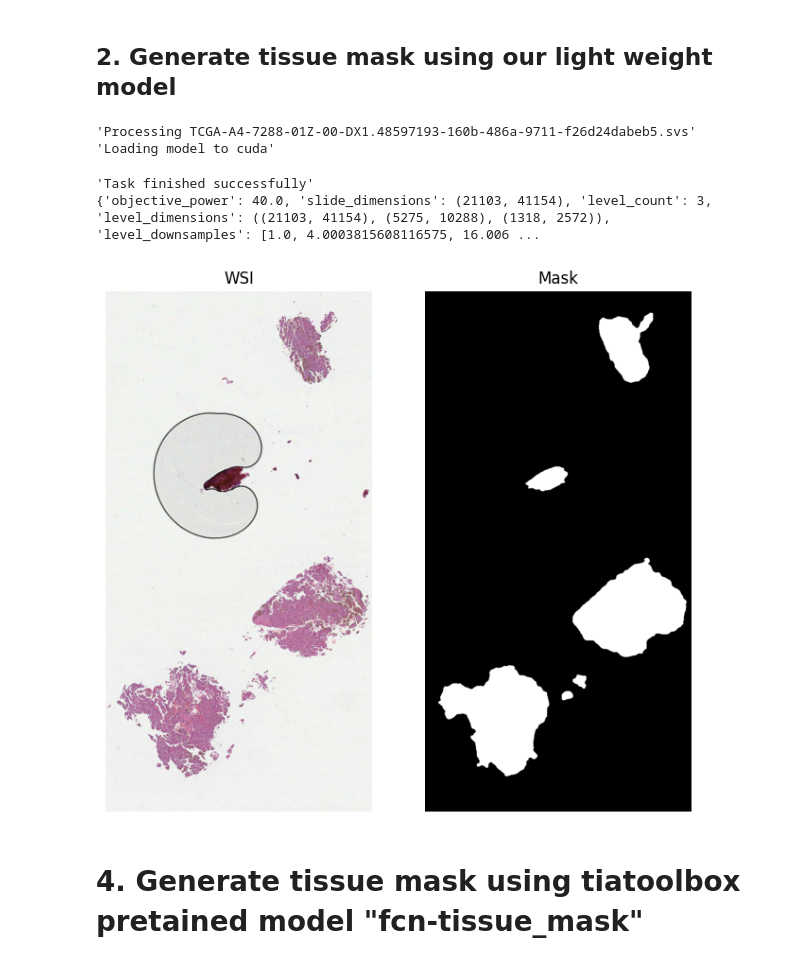
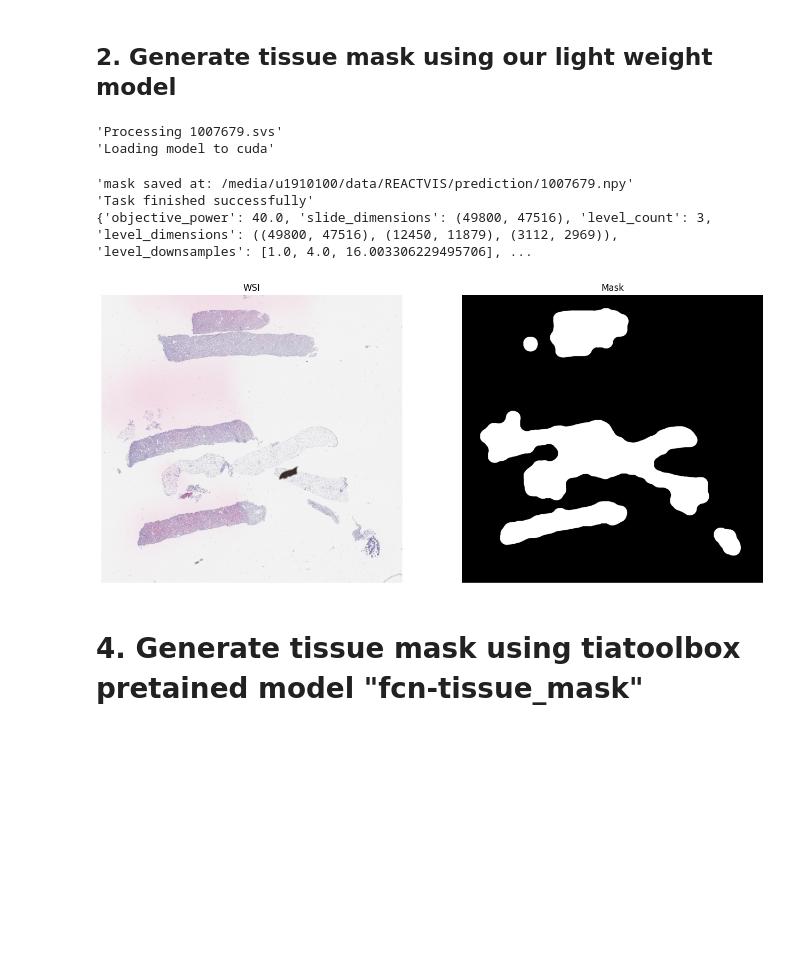
Before and after one commit to Jiaqi-Lv/tissue_masker_lite, a Jupyter notebook: tiatoolbox_demo.ipynb, the cells around one changed output. Cells and saved outputs as stored; diff of their text form; code cells hidden in the pictures; blank space fills up the shorter version.

```diff
--- a/tiatoolbox_demo.ipynb
+++ b/tiatoolbox_demo.ipynb
@@ -5,7 +5,7 @@ import matplotlib.pyplot as plt
 import numpy as np
 # %%
 #  Define path to input WSI
-input_wsi = "/home/u1910100/Documents/tcga/test/vis/slides/TCGA-A4-7288-01Z-00-DX1.48597193-160b-486a-9711-f26d24dabeb5.svs"
+input_wsi = "/media/u1910100/data/REACTVIS/wsi/1007679.svs"
 # input_wsi = "/Users/wildsquirrel/Library/CloudStorage/OneDrive-UniversityofWarwick/tissue_mask_demo_wsi/TCGA-08-0518-01Z-00-DX8.01f2c18c-09a8-4837-8619-62f1c9b82669.svs"
 # %% [markdown]
 # 1. Generate tissue mask using Tiatoolbox default method "otsu"
@@ -44,34 +47,38 @@ plt.show()
 # %% [markdown]
 ## 2. Generate tissue mask using our light weight model
 # %%
-save_dir = "./output"
+save_dir = "/media/u1910100/data/REACTVIS/prediction"
 model_weight_path = "tissue_masker_lite/model_weights/model_22.pth"
 mask = get_mask(
     wsi_path=input_wsi,
     save_dir=save_dir,
     model_weight=model_weight_path,
-    threshold=0.5,
+    threshold=0.1,
     device="cuda",
     return_mask=True,
-    save_mask=False,
+    save_mask=True,
 )
 reader = WSIReader.open(input_wsi)
 print(reader.info.as_dict())
 thumbnail = reader.slide_thumbnail(resolution=1.25, units="power")
-fig, axes = plt.subplots(1, 2, figsize=(8, 8))
+fig, axes = plt.subplots(1, 2, figsize=(16, 16))
 axes[0].imshow(thumbnail)
 axes[0].title.set_text("WSI")
 axes[0].axis("off")
 axes[1].imshow(mask, cmap="gray")
 axes[1].title.set_text("Mask")
 axes[1].axis("off")
 plt.show()
+
+# save mask as png
+plt.imsave(f"{save_dir}/HE_slide_mask.png", mask, cmap='gray', vmin=0, vmax=1)
 # %% [output]
-'Processing TCGA-A4-7288-01Z-00-DX1.48597193-160b-486a-9711-f26d24dabeb5.svs'
+'Processing 1007679.svs'
 'Loading model to cuda'
+'mask saved at: /media/u1910100/data/REACTVIS/prediction/1007679.npy'
 'Task finished successfully'
-{'objective_power': 40.0, 'slide_dimensions': (21103, 41154), 'level_count': 3, 'level_dimensions': ((21103, 41154), (5275, 10288), (1318, 2572)), 'level_downsamples': [1.0, 4.0003815608116575, 16.006 ...
+{'objective_power': 40.0, 'slide_dimensions': (49800, 47516), 'level_count': 3, 'level_dimensions': ((49800, 47516), (12450, 11879), (3112, 2969)), 'level_downsamples': [1.0, 4.0, 16.003306229495706], ...
-[figure, old version]
+[figure, new version]
 # %% [markdown]
 # 4. Generate tissue mask using tiatoolbox pretained model "fcn-tissue_mask"
 # %%
```
Also changed, not shown: parts of 3 cells of this notebook, 3 other files.
